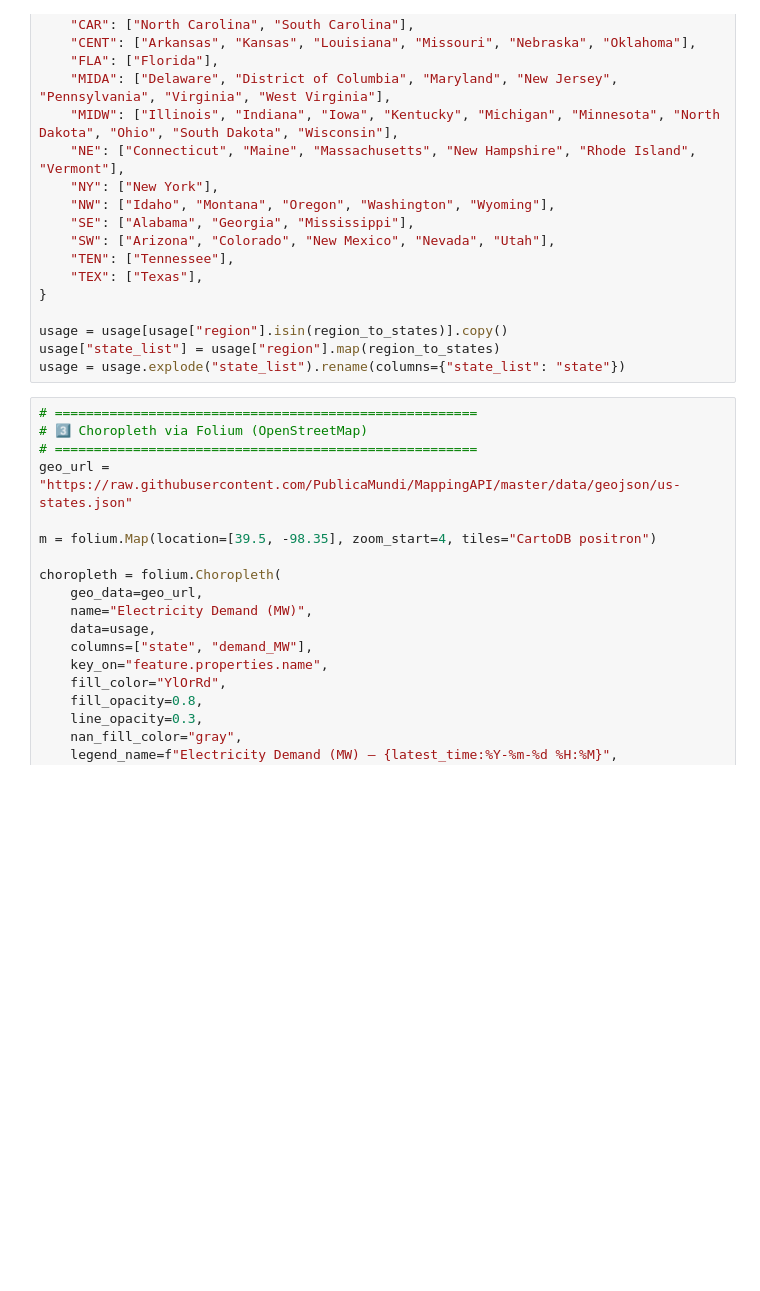
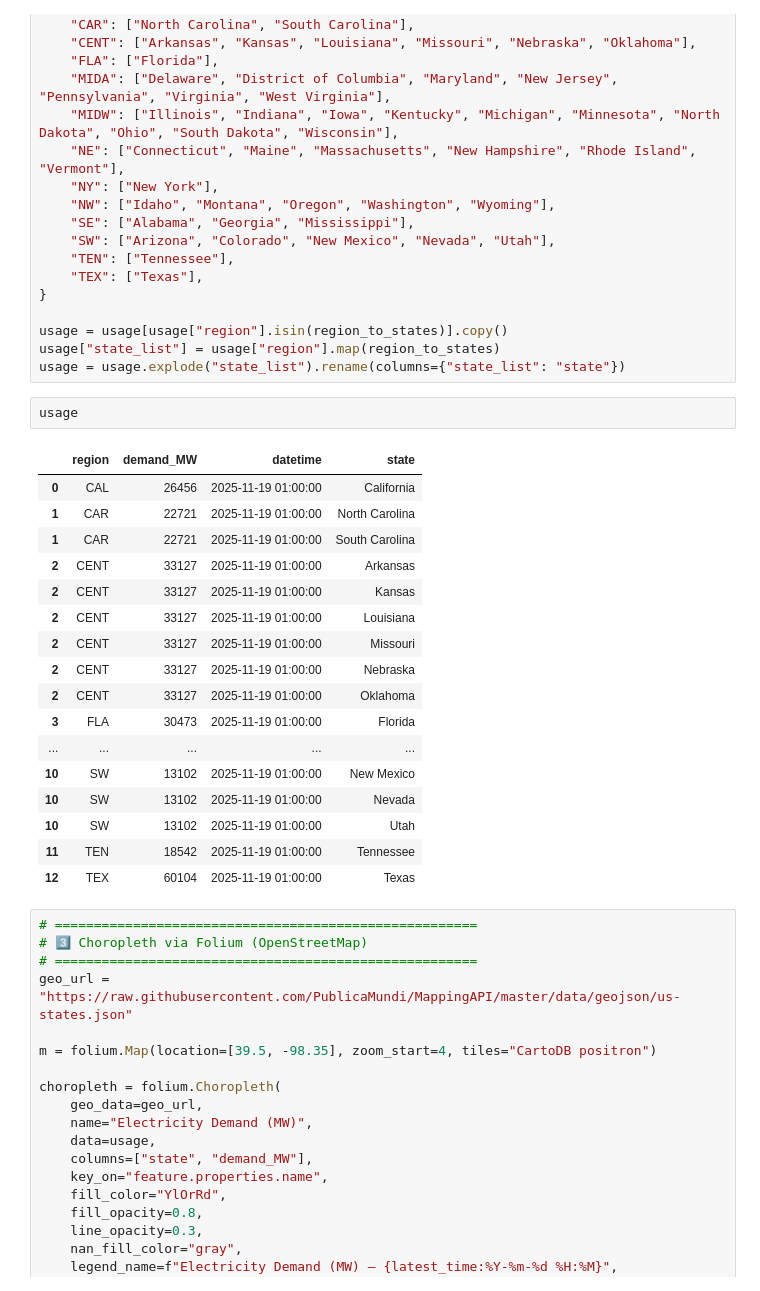
Before and after one commit to N3il-kb/dsc-106-final-proj, a Jupyter notebook: init_nb.ipynb, the cells around one changed output. Saved outputs shown, nothing was run; the diff lists cells and outputs as text; blank space fills up the shorter version.

```diff
--- a/init_nb.ipynb
+++ b/init_nb.ipynb
@@ -93,6 +95,26 @@ region_to_states = {
 usage = usage[usage["region"].isin(region_to_states)].copy()
 usage["state_list"] = usage["region"].map(region_to_states)
 usage = usage.explode("state_list").rename(columns={"state_list": "state"})
+# %%
+usage
+# %% [output]
+|  | region | demand_MW | datetime | state |
+| 0 | CAL | 26456 | 2025-11-19 01:00:00 | California |
+| 1 | CAR | 22721 | 2025-11-19 01:00:00 | North Carolina |
+| 1 | CAR | 22721 | 2025-11-19 01:00:00 | South Carolina |
+| 2 | CENT | 33127 | 2025-11-19 01:00:00 | Arkansas |
+| 2 | CENT | 33127 | 2025-11-19 01:00:00 | Kansas |
+| 2 | CENT | 33127 | 2025-11-19 01:00:00 | Louisiana |
+| 2 | CENT | 33127 | 2025-11-19 01:00:00 | Missouri |
+| 2 | CENT | 33127 | 2025-11-19 01:00:00 | Nebraska |
+| 2 | CENT | 33127 | 2025-11-19 01:00:00 | Oklahoma |
+| 3 | FLA | 30473 | 2025-11-19 01:00:00 | Florida |
+| ... | ... | ... | ... | ... |
+| 10 | SW | 13102 | 2025-11-19 01:00:00 | New Mexico |
+| 10 | SW | 13102 | 2025-11-19 01:00:00 | Nevada |
+| 10 | SW | 13102 | 2025-11-19 01:00:00 | Utah |
+| 11 | TEN | 18542 | 2025-11-19 01:00:00 | Tennessee |
+| 12 | TEX | 60104 | 2025-11-19 01:00:00 | Texas |
 # %%
 # ======================================================
 # 3️⃣ Choropleth via Folium (OpenStreetMap)
```
Also changed, not shown: parts of 1 cell of this notebook, 1 other file.
